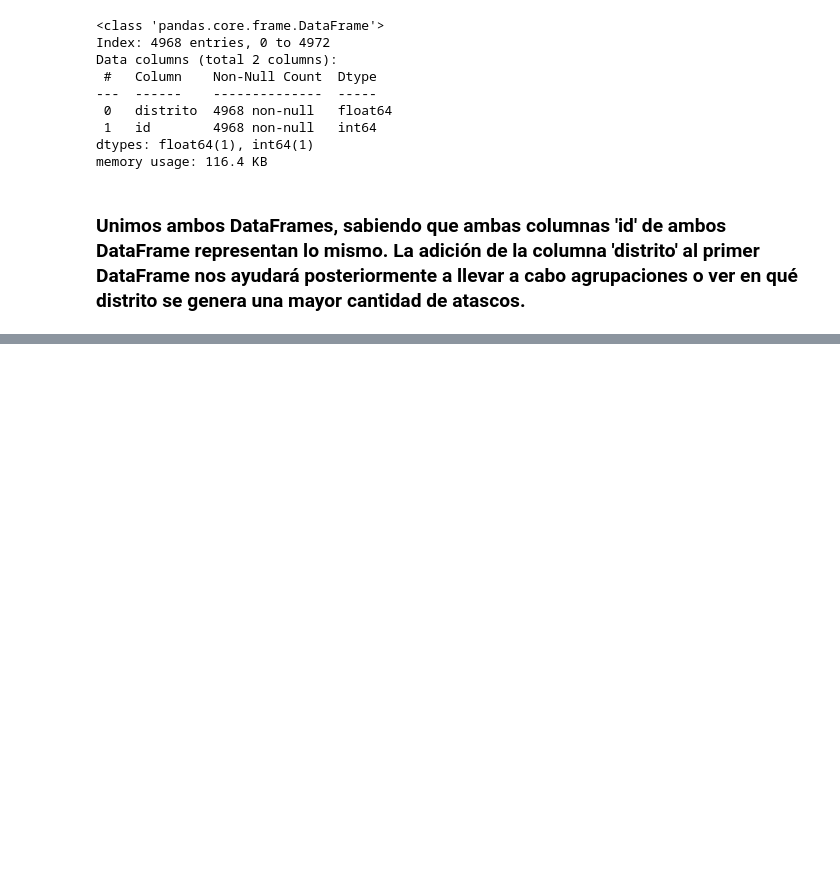
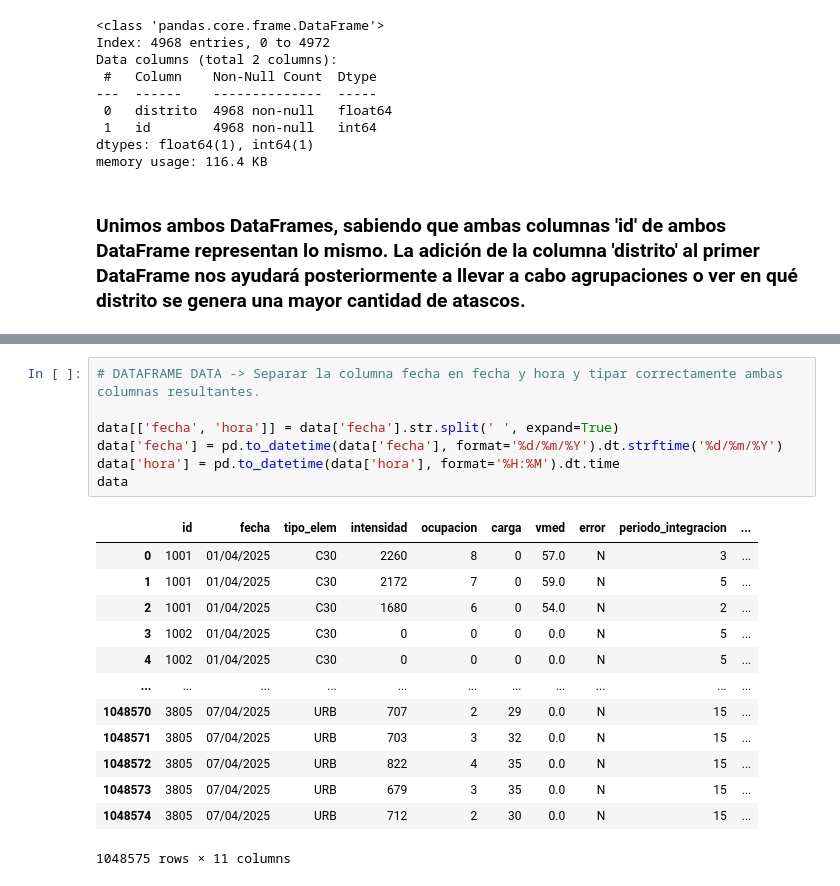
Before and after one commit to JoseACuesta/real_time_traffic_analysis_of_Madrid, a Jupyter notebook: data-preprocessing/src/data_preprocessing/preprocessing.ipynb, the cells around one changed output, grey strips where cells are left out. Drawn from its saved outputs; the diff is of its cells as text; blank space fills up the shorter version.

```diff
--- a/data-preprocessing/src/data_preprocessing/preprocessing.ipynb
+++ b/data-preprocessing/src/data_preprocessing/preprocessing.ipynb
@@ -70,0 +156,21 @@ data.head()
+# %%
+# DATAFRAME DATA -> Separar la columna fecha en fecha y hora y tipar correctamente ambas columnas resultantes.
+
+data[['fecha', 'hora']] = data['fecha'].str.split(' ', expand=True)
+data['fecha'] = pd.to_datetime(data['fecha'], format='%d/%m/%Y').dt.strftime('%d/%m/%Y')
+data['hora'] = pd.to_datetime(data['hora'], format='%H:%M').dt.time
+data
+# %% [output]
+|  | id | fecha | tipo_elem | intensidad | ocupacion | carga | vmed | error | periodo_integracion | ... |
+| 0 | 1001 | 01/04/2025 | C30 | 2260 | 8 | 0 | 57.0 | N | 3 | ... |
+| 1 | 1001 | 01/04/2025 | C30 | 2172 | 7 | 0 | 59.0 | N | 5 | ... |
+| 2 | 1001 | 01/04/2025 | C30 | 1680 | 6 | 0 | 54.0 | N | 2 | ... |
+| 3 | 1002 | 01/04/2025 | C30 | 0 | 0 | 0 | 0.0 | N | 5 | ... |
+| 4 | 1002 | 01/04/2025 | C30 | 0 | 0 | 0 | 0.0 | N | 5 | ... |
+| ... | ... | ... | ... | ... | ... | ... | ... | ... | ... | ... |
+| 1048570 | 3805 | 07/04/2025 | URB | 707 | 2 | 29 | 0.0 | N | 15 | ... |
+| 1048571 | 3805 | 07/04/2025 | URB | 703 | 3 | 32 | 0.0 | N | 15 | ... |
+| 1048572 | 3805 | 07/04/2025 | URB | 822 | 4 | 35 | 0.0 | N | 15 | ... |
+| 1048573 | 3805 | 07/04/2025 | URB | 679 | 3 | 35 | 0.0 | N | 15 | ... |
+| 1048574 | 3805 | 07/04/2025 | URB | 712 | 2 | 30 | 0.0 | N | 15 | ... |
+1048575 rows × 11 columns
```
Also changed, not shown: parts of 9 cells of this notebook.
